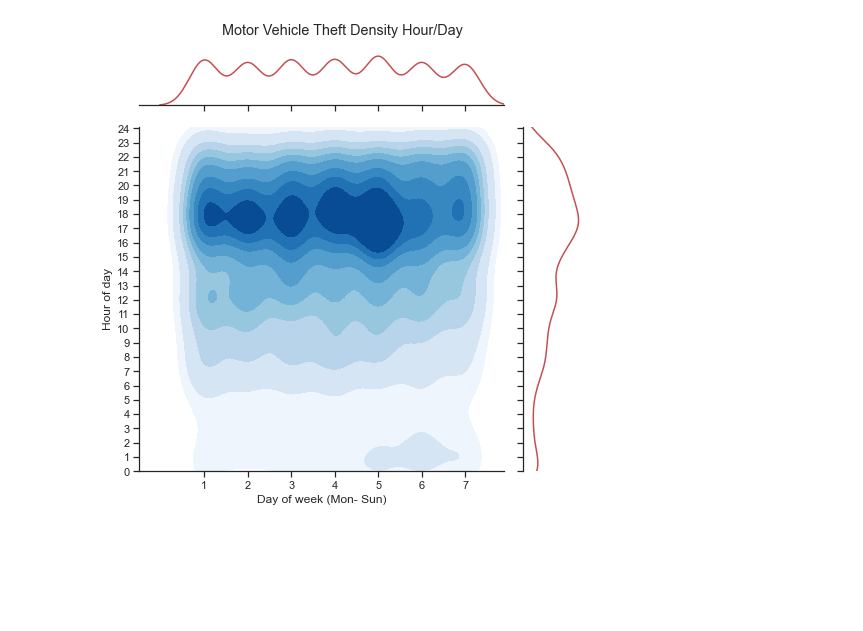
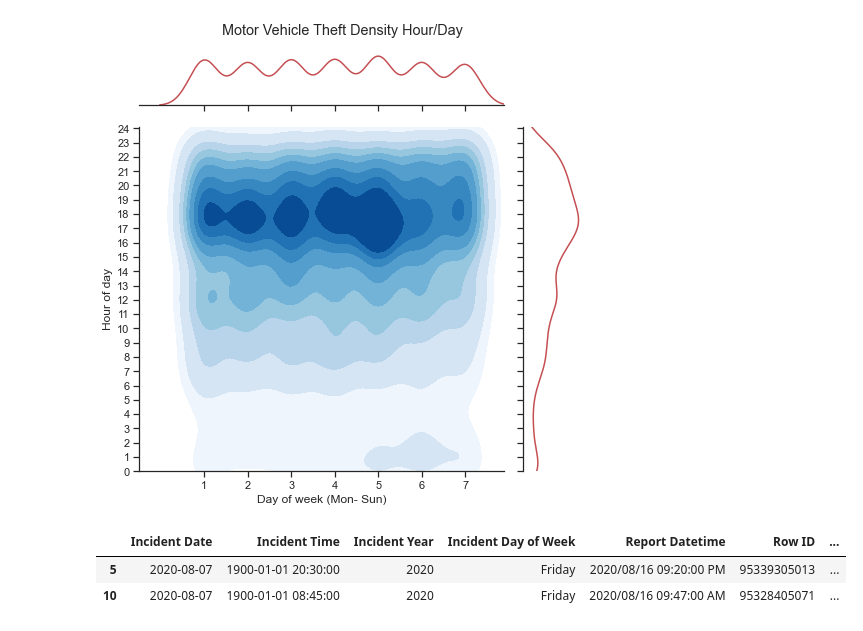
Before and after one commit to baharbiazar/San_Francisco_crime_EDA, a Jupyter notebook: src/sf_crime_analysis.ipynb, the cells around one changed output. Cells and saved outputs as stored; diff of their text form; code cells hidden in the pictures; blank space fills up the shorter version.

```diff
--- a/src/sf_crime_analysis.ipynb
+++ b/src/sf_crime_analysis.ipynb
@@ -253,0 +256,6 @@ plt.savefig("../images/vtheft.png");
+# %%
+mission_burg.head(2)
+# %% [output]
+|  | Incident Date | Incident Time | Incident Year | Incident Day of Week | Report Datetime | Row ID | ... |
+| 5 | 2020-08-07 | 1900-01-01 20:30:00 | 2020 | Friday | 2020/08/16 09:20:00 PM | 95339305013 | ... |
+| 10 | 2020-08-07 | 1900-01-01 08:45:00 | 2020 | Friday | 2020/08/16 09:47:00 AM | 95328405071 | ... |
```
Also changed, not shown: parts of 4 cells of this notebook, 6 other files.
